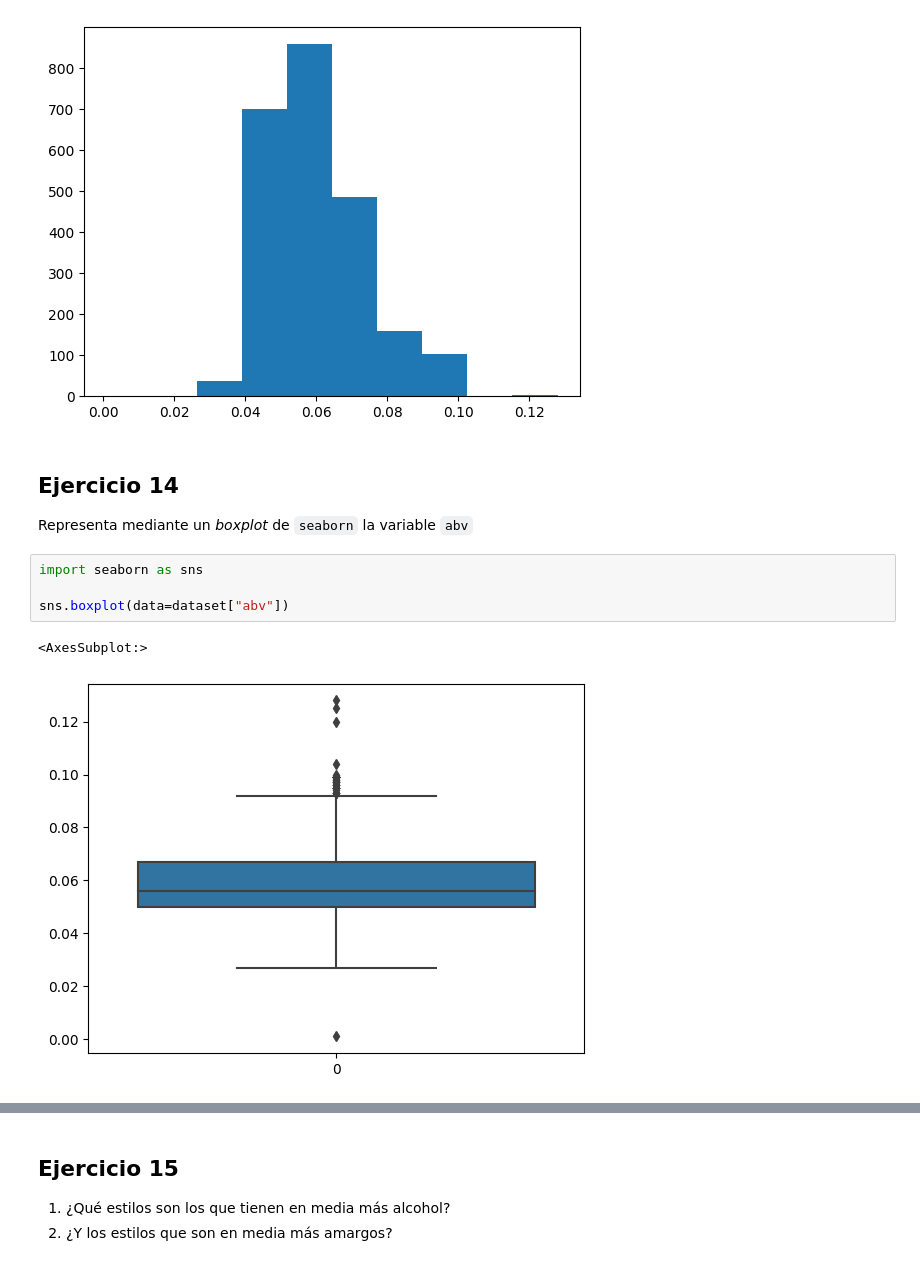
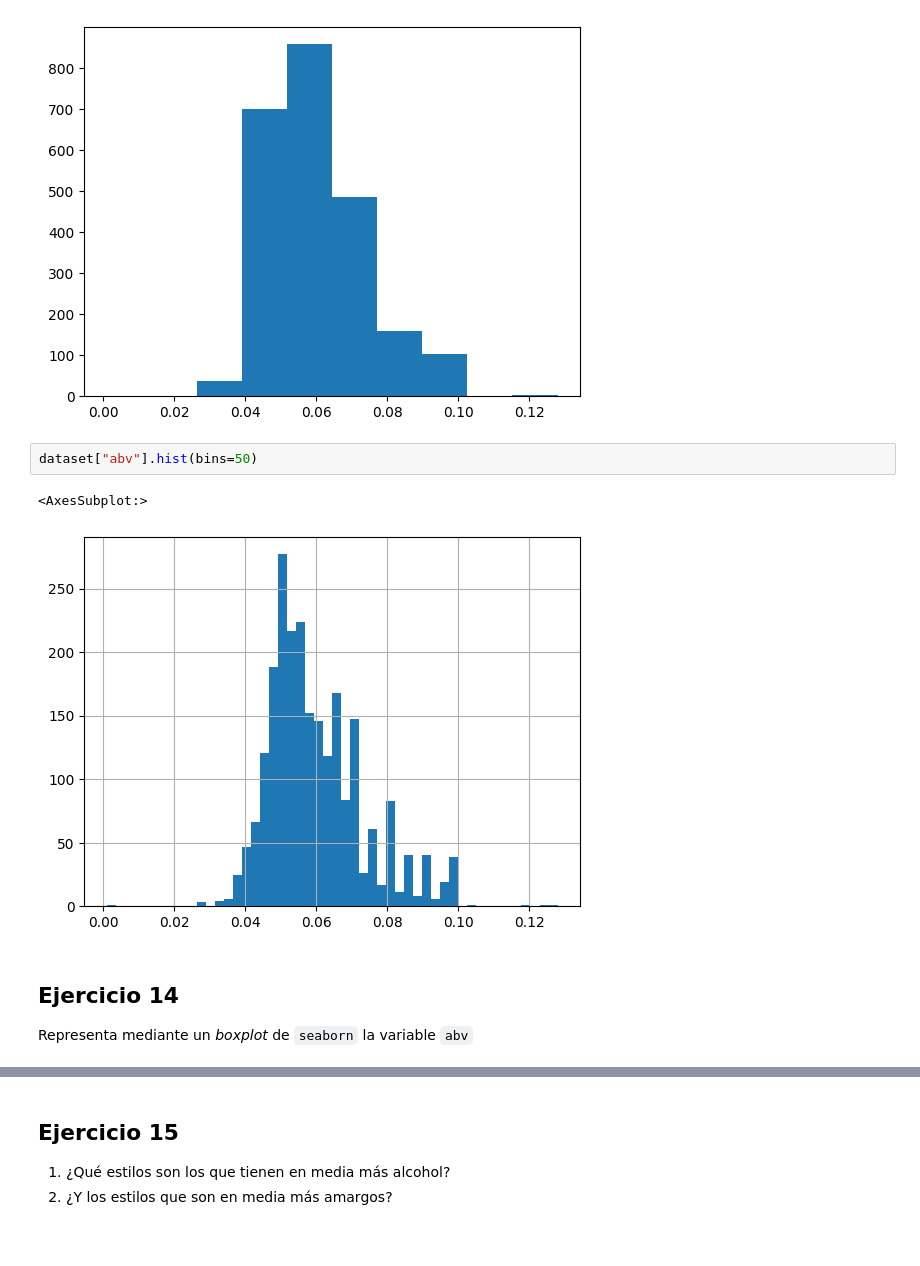
Before and after one commit to mgiljimenez/MGJ_Data_Bootcamp, a Jupyter notebook: 2-Data Analysis/2-Pandas/ejercicios/4-Pandas-Graficas-Estadisticas/9-Beers/Birras.ipynb, the cells around one changed output, grey strips where cells are left out. Cells and saved outputs as stored; diff of their text form.

```diff
--- a/2-Data Analysis/2-Pandas/ejercicios/4-Pandas-Graficas-Estadisticas/9-Beers/Birras.ipynb
+++ b/2-Data Analysis/2-Pandas/ejercicios/4-Pandas-Graficas-Estadisticas/9-Beers/Birras.ipynb
@@ -282,13 +279,11 @@ plt.hist(sample_data)
         0.1026, 0.1153, 0.128 ]),
  <BarContainer object of 10 artists>)
 [figure]
+# %%
+dataset["abv"].hist(bins=50)
+# %% [output]
+<AxesSubplot:>
+[figure, added]
 # %% [markdown]
 ## Ejercicio 14
 Representa mediante un *boxplot* de `seaborn` la variable `abv`
-# %%
-import seaborn as sns
-
-sns.boxplot(data=dataset["abv"])
-# %% [output]
-<AxesSubplot:>
-[figure, removed]
```
Also changed, not shown: parts of 17 cells of this notebook, 21 other files.
